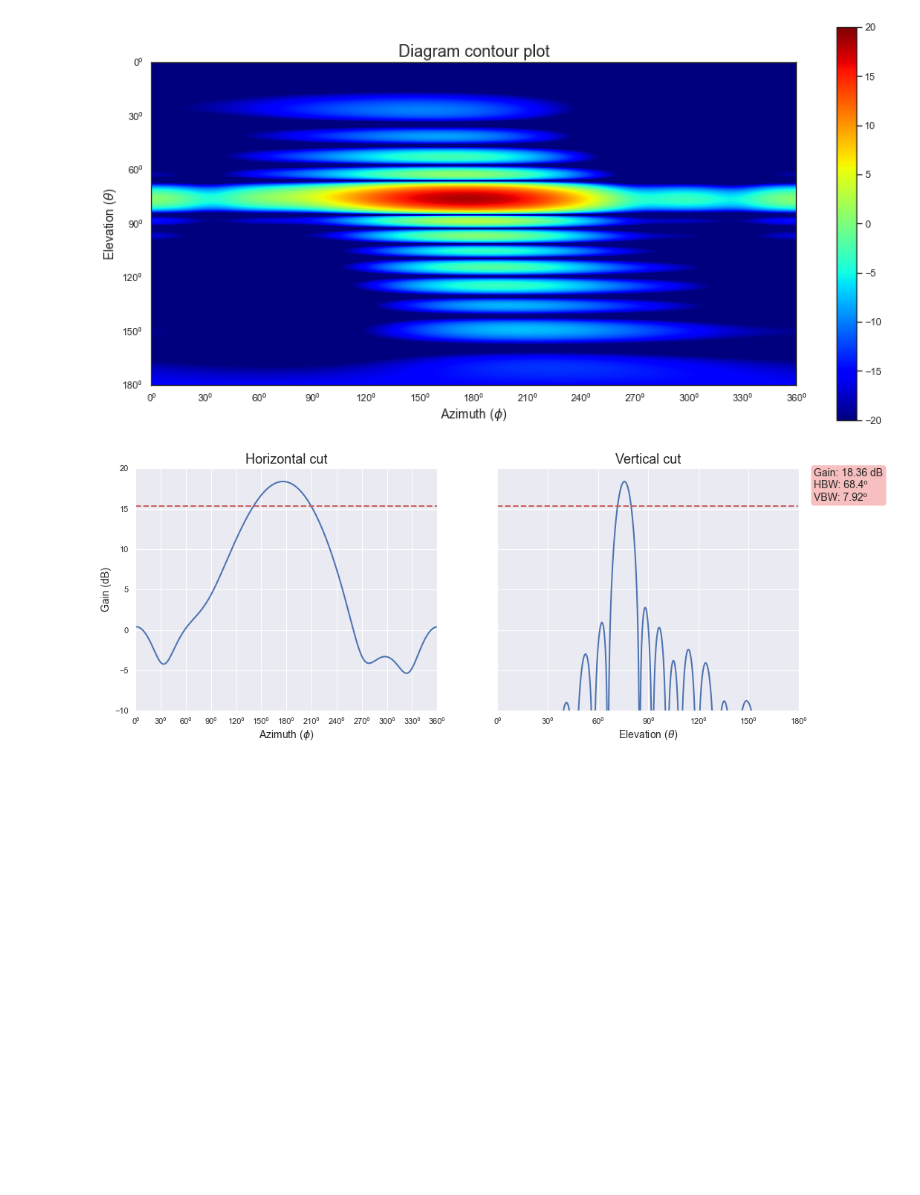
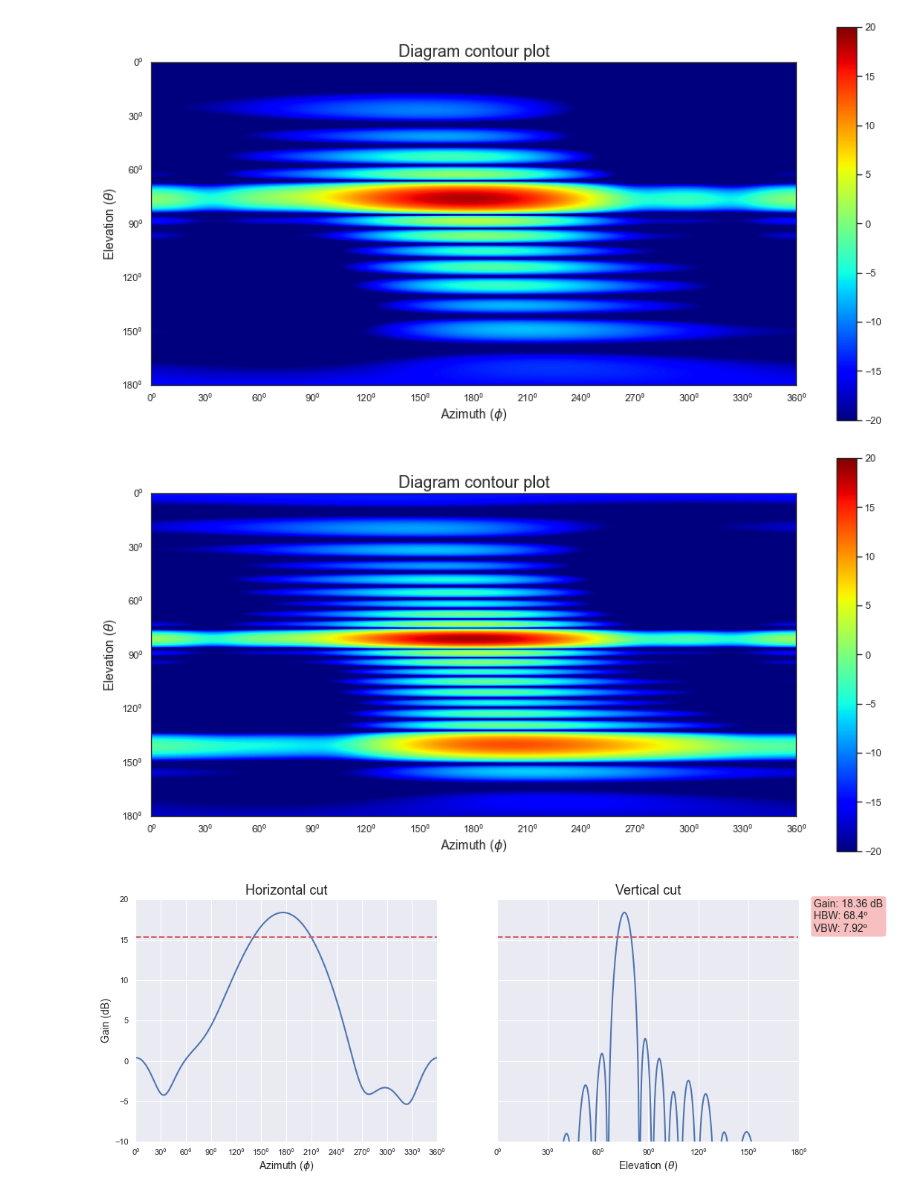
Before and after one commit to gvillalba86/PatternCalculator, a Jupyter notebook: arrayExample.ipynb, the cells around one changed output. Drawn from its saved outputs; the diff is of its cells as text; code cells hidden in the pictures; blank space fills up the shorter version.

```diff
--- a/arrayExample.ipynb
+++ b/arrayExample.ipynb
@@ -143,6 +143,11 @@ Array of 10 elements.
 plotHM(array3.arrayPattern(1695e6), normalize=False)
 # %% [output]
 [figure]
+# %%
+# Plot array factor
+plotHM(array3.arrayPattern(2690e6), normalize=False)
+# %% [output]
+[figure, added]
 # %%
 # Plot array pattern cuts @ 1695MHz
 plotCuts(array3.arrayPattern(1695e6), normalize=False)
```
Also changed, not shown: parts of 3 cells of this notebook, 1 other file.
